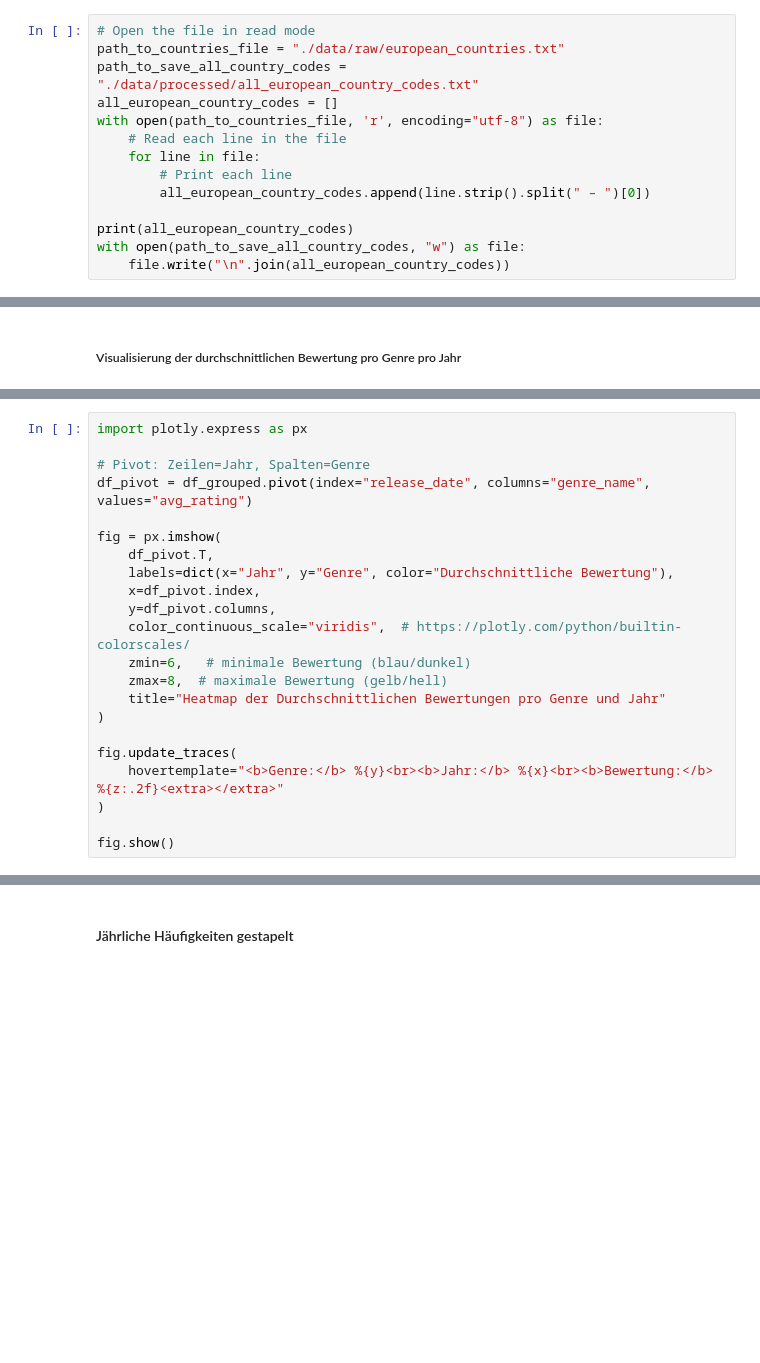
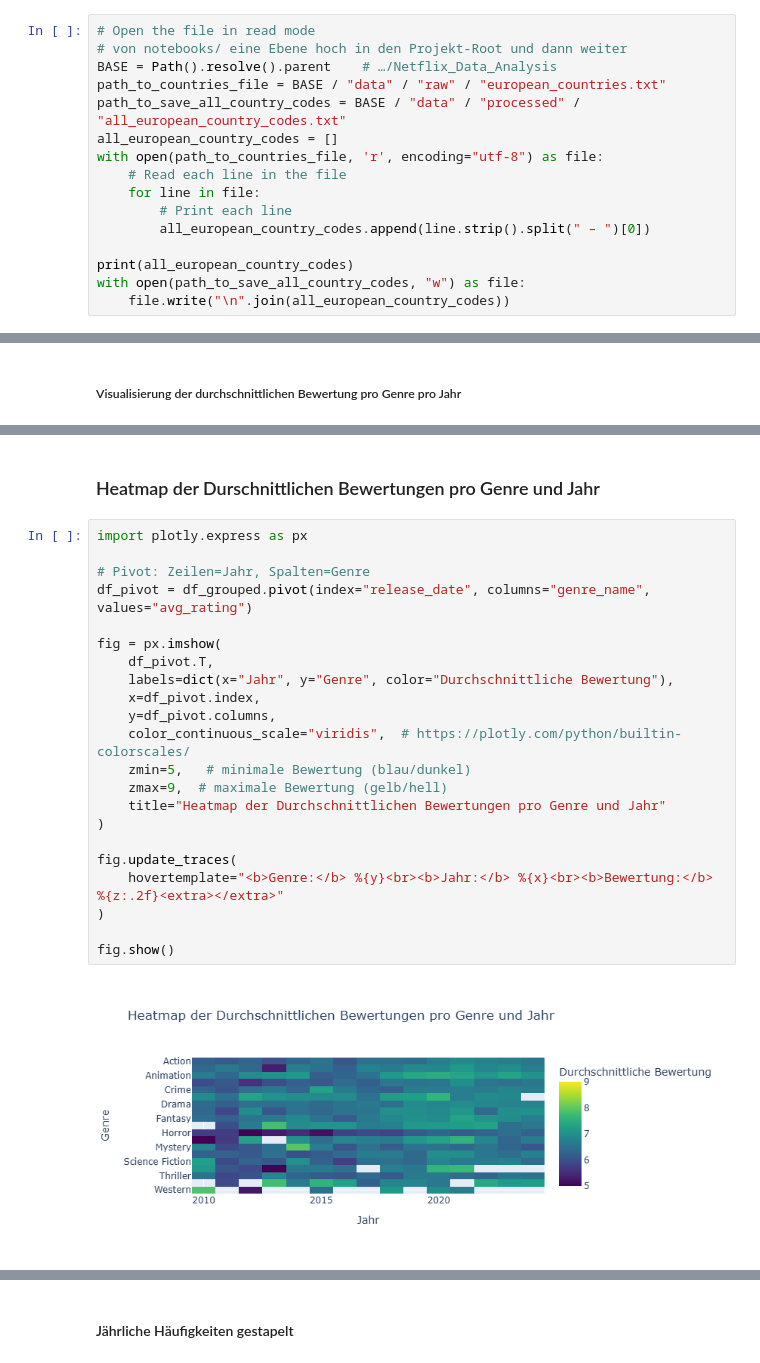
Before and after one commit to SethoE/Netflix_Data_Analysis, a Jupyter notebook: notebooks/DSCB230_SoSe25_Hausarbeit_Juliett.ipynb, the cells around one changed output, grey strips where cells are left out. Cells and saved outputs as stored; diff of their text form; blank space fills up the shorter version.

```diff
--- a/notebooks/DSCB230_SoSe25_Hausarbeit_Juliett.ipynb
+++ b/notebooks/DSCB230_SoSe25_Hausarbeit_Juliett.ipynb
@@ -271,8 +310,10 @@ print(top_10_movies)
 #### Alle Europäischen Länderkürzel bekommen
 # %%
 # Open the file in read mode
-path_to_countries_file = "./data/raw/european_countries.txt"
-path_to_save_all_country_codes = "./data/processed/all_european_country_codes.txt"
+# von notebooks/ eine Ebene hoch in den Projekt‐Root und dann weiter
+BASE = Path().resolve().parent    # …/Netflix_Data_Analysis
+path_to_countries_file = BASE / "data" / "raw" / "european_countries.txt"
+path_to_save_all_country_codes = BASE / "data" / "processed" / "all_european_country_codes.txt"
 all_european_country_codes = []
 with open(path_to_countries_file, 'r', encoding="utf-8") as file:
     # Read each line in the file
@@ -517,23 +592,27 @@ fig.show()
+# %% [markdown]
+### Heatmap der Durschnittlichen Bewertungen pro Genre und Jahr
 # %%
 import plotly.express as px
 
 # Pivot: Zeilen=Jahr, Spalten=Genre
 df_pivot = df_grouped.pivot(index="release_date", columns="genre_name", values="avg_rating")
 
 fig = px.imshow(
     df_pivot.T,
     labels=dict(x="Jahr", y="Genre", color="Durchschnittliche Bewertung"),
     x=df_pivot.index,
     y=df_pivot.columns,
     color_continuous_scale="viridis",  # https://plotly.com/python/builtin-colorscales/
-    zmin=6,   # minimale Bewertung (blau/dunkel)
-    zmax=8,  # maximale Bewertung (gelb/hell)
+    zmin=5,   # minimale Bewertung (blau/dunkel)
+    zmax=9,  # maximale Bewertung (gelb/hell)
     title="Heatmap der Durchschnittlichen Bewertungen pro Genre und Jahr"
 )
 
 fig.update_traces(
     hovertemplate="<b>Genre:</b> %{y}<br><b>Jahr:</b> %{x}<br><b>Bewertung:</b> %{z:.2f}<extra></extra>"
 )
 
 fig.show()
+# %% [output]
+[figure, added]
 # %% [markdown]
```
Also changed, not shown: parts of 50 cells of this notebook, 6 other files.
